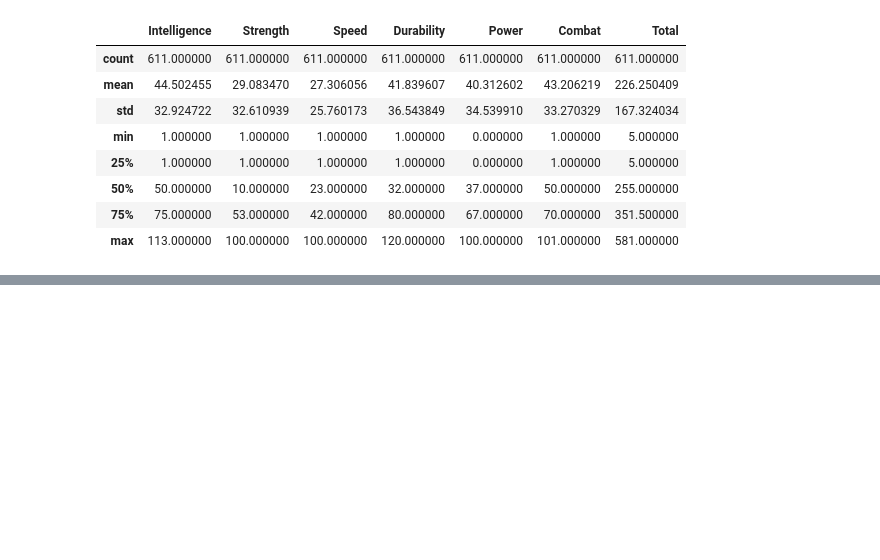
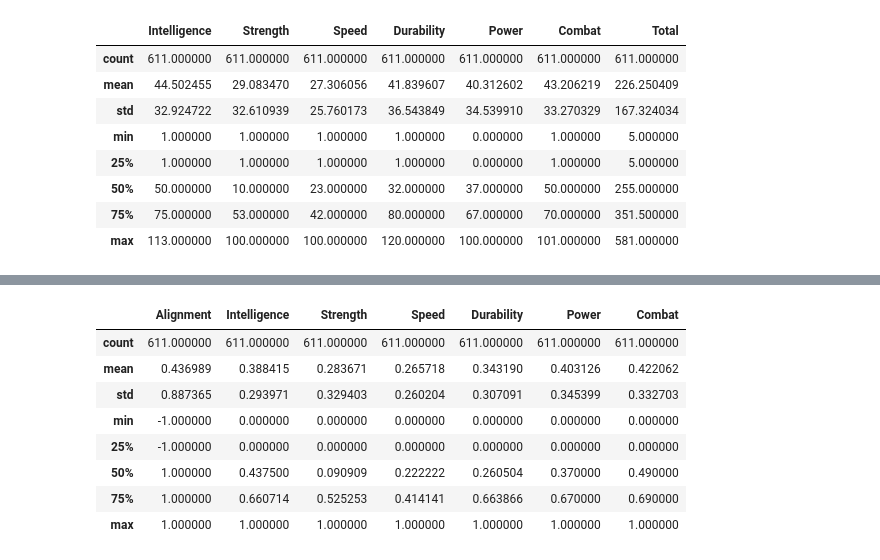
Before and after one commit to vaibhavgupta2499/ColabWorks, a Jupyter notebook: marvel_char.ipynb, the cells around one changed output, grey strips where cells are left out. Saved outputs shown, nothing was run; the diff lists cells and outputs as text; code cells hidden in the pictures; blank space fills up the shorter version.

```diff
--- a/marvel_char.ipynb
+++ b/marvel_char.ipynb
@@ -80,3 +85,5 @@ df.describe()
 | 50% | 50.000000 | 10.000000 | 23.000000 | 32.000000 | 37.000000 | 50.000000 | 255.000000 |
 | 75% | 75.000000 | 53.000000 | 42.000000 | 80.000000 | 67.000000 | 70.000000 | 351.500000 |
 | max | 113.000000 | 100.000000 | 100.000000 | 120.000000 | 100.000000 | 101.000000 | 581.000000 |
+# %%
+df.drop('Total',axis='columns',inplace=True)
@@ -82,0 +99,5 @@ df.describe()
+# %%
+col=list(df.columns)
+col.remove('Name')
+col.remove('Alignment')
+print(col)
@@ -82,0 +121,4 @@ df.describe()
+# %%
+from sklearn.preprocessing import MinMaxScaler
+scaler=MinMaxScaler()
+df[col] = scaler.fit_transform(df[col])
@@ -82,0 +299,9 @@ df.describe()
+# %%
+def func(st):
+  if(st=='good'):
+    return(1)
+  elif(st=='neutral'):
+    return(0)
+  else:
+    return(-1)
+df['Alignment']=df.apply(lambda row : func(row['Alignment']), axis = 1)
@@ -82,0 +317,12 @@ df.describe()
+# %%
+df.describe()
+# %% [output]
+|  | Alignment | Intelligence | Strength | Speed | Durability | Power | Combat |
+| count | 611.000000 | 611.000000 | 611.000000 | 611.000000 | 611.000000 | 611.000000 | 611.000000 |
+| mean | 0.436989 | 0.388415 | 0.283671 | 0.265718 | 0.343190 | 0.403126 | 0.422062 |
+| std | 0.887365 | 0.293971 | 0.329403 | 0.260204 | 0.307091 | 0.345399 | 0.332703 |
+| min | -1.000000 | 0.000000 | 0.000000 | 0.000000 | 0.000000 | 0.000000 | 0.000000 |
+| 25% | -1.000000 | 0.000000 | 0.000000 | 0.000000 | 0.000000 | 0.000000 | 0.000000 |
+| 50% | 1.000000 | 0.437500 | 0.090909 | 0.222222 | 0.260504 | 0.370000 | 0.490000 |
+| 75% | 1.000000 | 0.660714 | 0.525253 | 0.414141 | 0.663866 | 0.670000 | 0.690000 |
+| max | 1.000000 | 1.000000 | 1.000000 | 1.000000 | 1.000000 | 1.000000 | 1.000000 |
```
Also changed, not shown: parts of 20 cells of this notebook.
